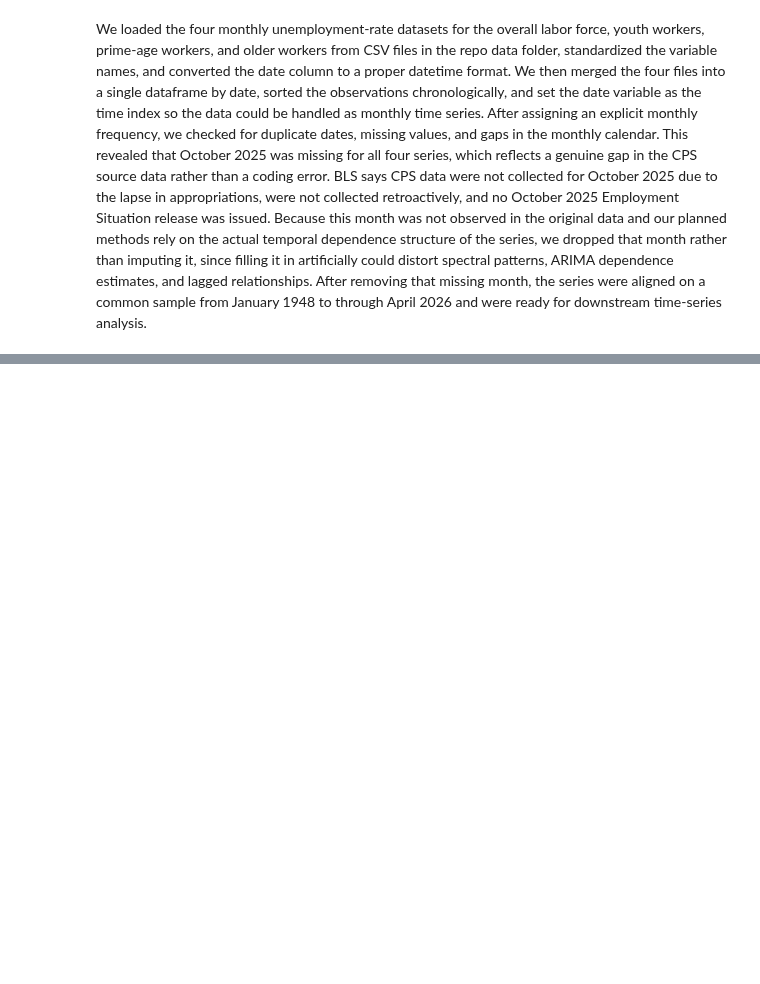
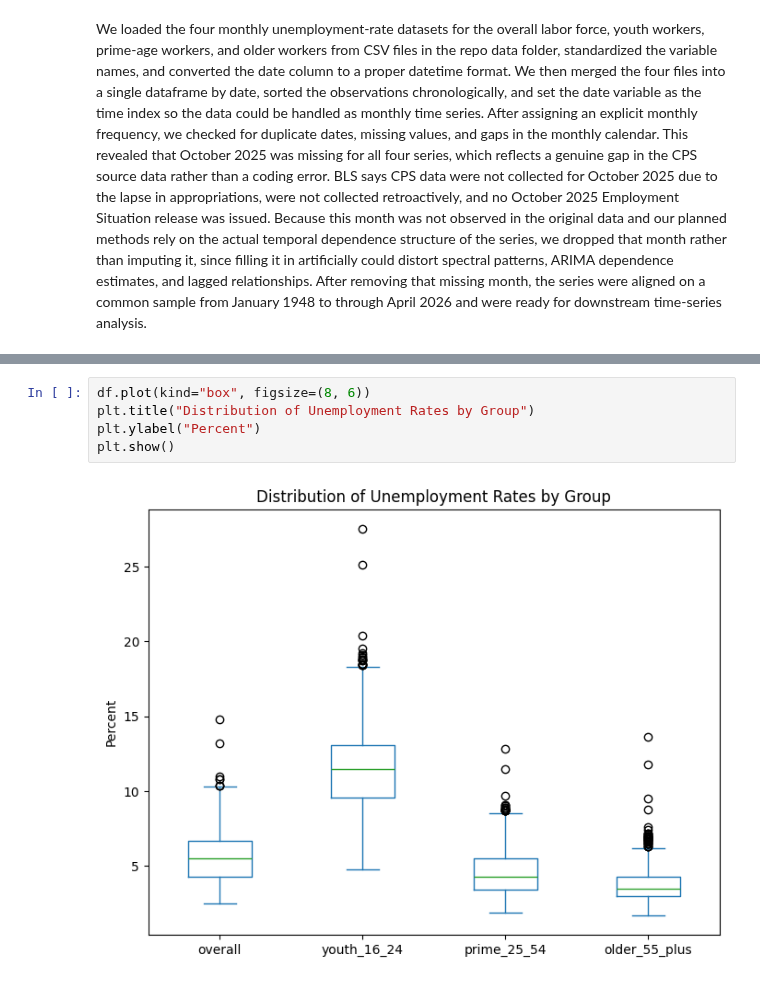
Before and after one commit to grantzhou23/STAT-248-Final-Project, a Jupyter notebook: Code/reproducible analysis.ipynb, the cells around one changed output, grey strips where cells are left out. Cells and saved outputs as stored; diff of their text form; blank space fills up the shorter version.

```diff
--- a/Code/reproducible analysis.ipynb
+++ b/Code/reproducible analysis.ipynb
@@ -140,0 +166,7 @@ We loaded the four monthly unemployment-rate datasets for the overall labor forc
+# %%
+df.plot(kind="box", figsize=(8, 6))
+plt.title("Distribution of Unemployment Rates by Group")
+plt.ylabel("Percent")
+plt.show()
+# %% [output]
+[figure, added]
```
Also changed, not shown: parts of 32 cells of this notebook, 28 other files.
